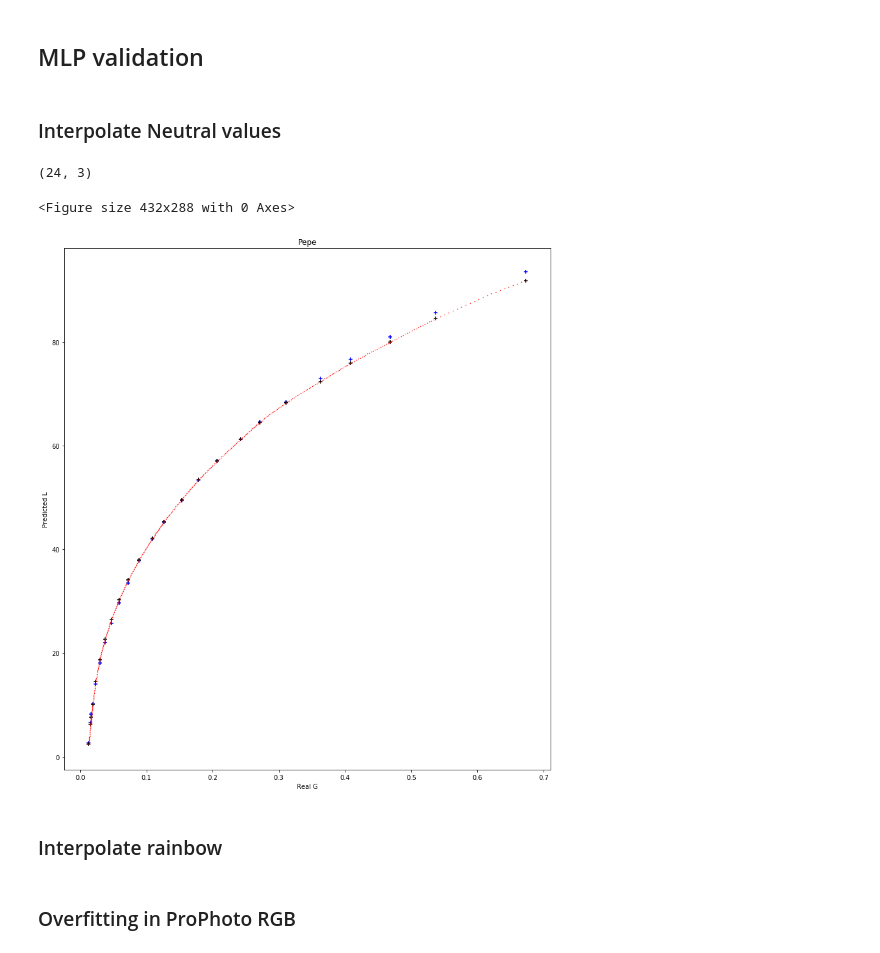
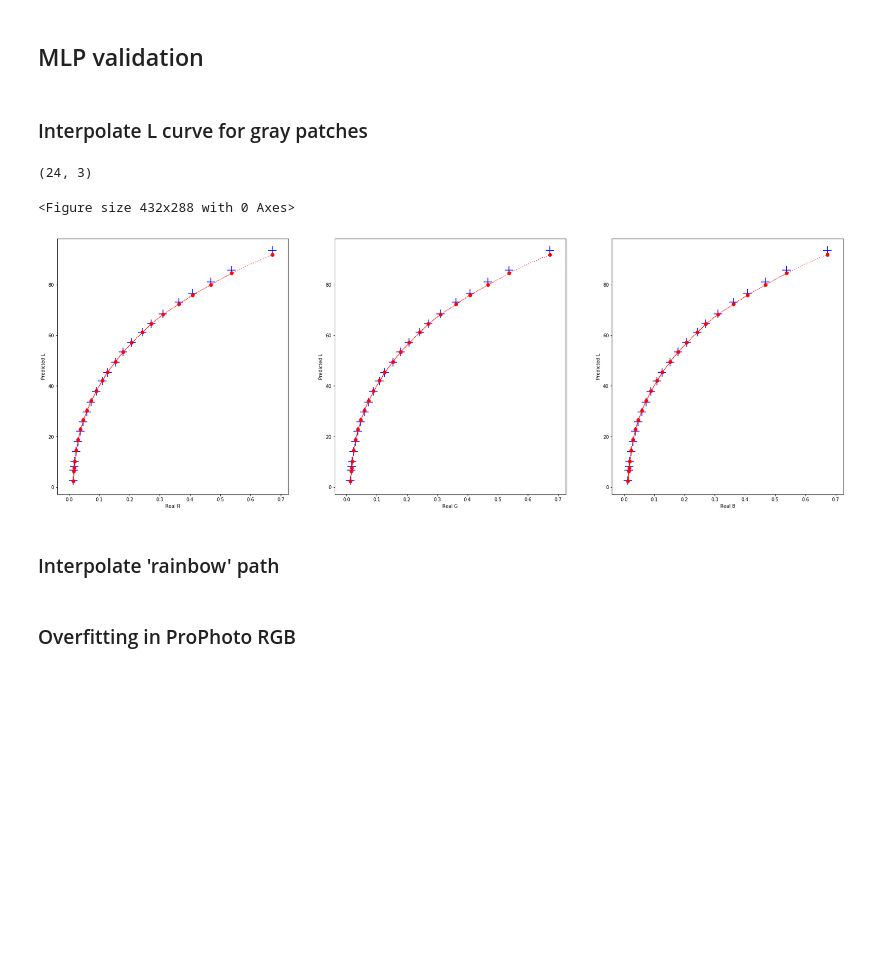
Before and after one commit to gluijk/camera-profiling-mlp, a Jupyter notebook: camera-profiling-mlp.ipynb, the cells around one changed output. Cells and saved outputs as stored; diff of their text form; code cells hidden in the pictures; blank space fills up the shorter version.

```diff
--- a/camera-profiling-mlp.ipynb
+++ b/camera-profiling-mlp.ipynb
@@ -539,8 +539,8 @@ def interpolate(X, num_interp):  # X is a Nx3 array
             X_interp[n * (num_interp + 1):(n + 1) * (num_interp + 1) + 1, c] = interp
 
     return X_interp
-# %% [markdown]
-### Interpolate Neutral values
+# %% [markdown]
+### Interpolate L curve for gray patches
 # %%
 X_gray = X[264:287+1, :]  # RGB_WB values on gray patches
 X_gray.shape
@@ -554,17 +554,31 @@ Y_pred_gray_interp = regr.predict(X_gray_interp)
 # %%
 # Plot predicted vs real
 plt.clf()
-plt.subplots(figsize=(30, 15))
+plt.subplots(figsize=(30, 10))
 
-plt.subplot(121)
-plt.scatter(X_gray[:, 1], Y_Lab[264:287+1, 0], marker='+', color='blue')
-plt.scatter(X_gray[:, 1], Y_pred_gray[:, 0], marker='+', color='black')
+plt.subplot(131)
+plt.scatter(X_gray[:, 1], Y_Lab[264:287+1, 0], marker='+', color='blue', s=300)
+plt.scatter(X_gray[:, 1], Y_pred_gray[:, 0], marker='.', color='red', s=200)
+plt.scatter(X_gray_interp[:, 1], Y_pred_gray_interp[:, 0], marker='.', color='red', s=1)
+plt.xlabel('Real R')
+plt.ylabel('Predicted L')
+
+plt.subplot(132)
+plt.scatter(X_gray[:, 1], Y_Lab[264:287+1, 0], marker='+', color='blue', s=300)
+plt.scatter(X_gray[:, 1], Y_pred_gray[:, 0], marker='.', color='red', s=200)
 plt.scatter(X_gray_interp[:, 1], Y_pred_gray_interp[:, 0], marker='.', color='red', s=1)
 plt.xlabel('Real G')
+plt.ylabel('Predicted L')
+
+plt.subplot(133)
+plt.scatter(X_gray[:, 1], Y_Lab[264:287+1, 0], marker='+', color='blue', s=300)
+plt.scatter(X_gray[:, 1], Y_pred_gray[:, 0], marker='.', color='red', s=200)
+plt.scatter(X_gray_interp[:, 1], Y_pred_gray_interp[:, 0], marker='.', color='red', s=1)
+plt.xlabel('Real B')
 plt.ylabel('Predicted L');
 # %% [output]
 <Figure size 432x288 with 0 Axes>
-[figure, old version]
+[figure, new version]
 # %% [markdown]
-### Interpolate rainbow
+### Interpolate 'rainbow' path
 # %%
```
Also changed, not shown: parts of 3 cells of this notebook.
